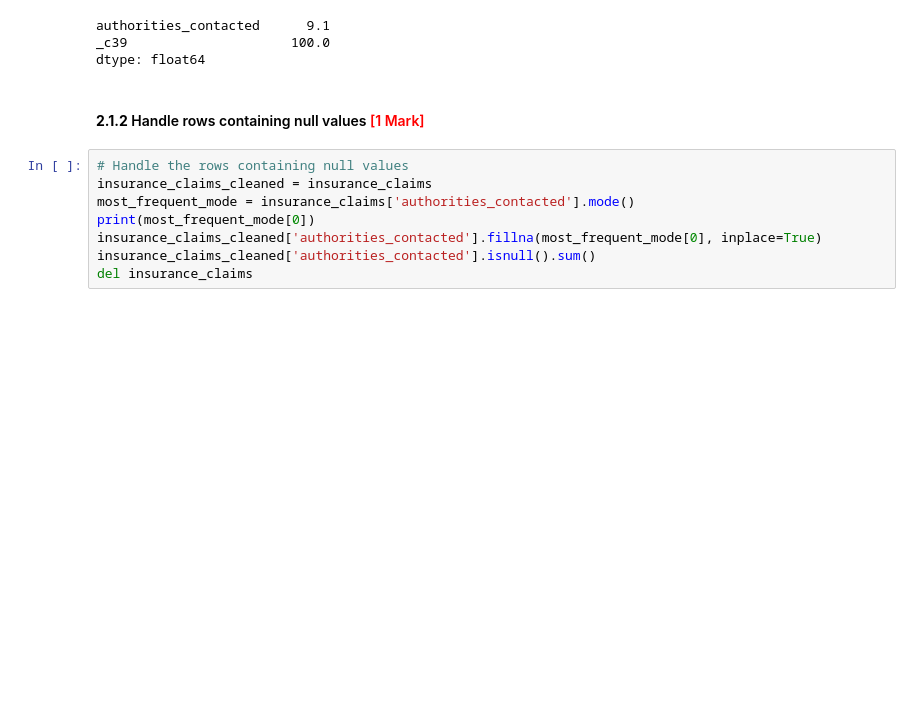
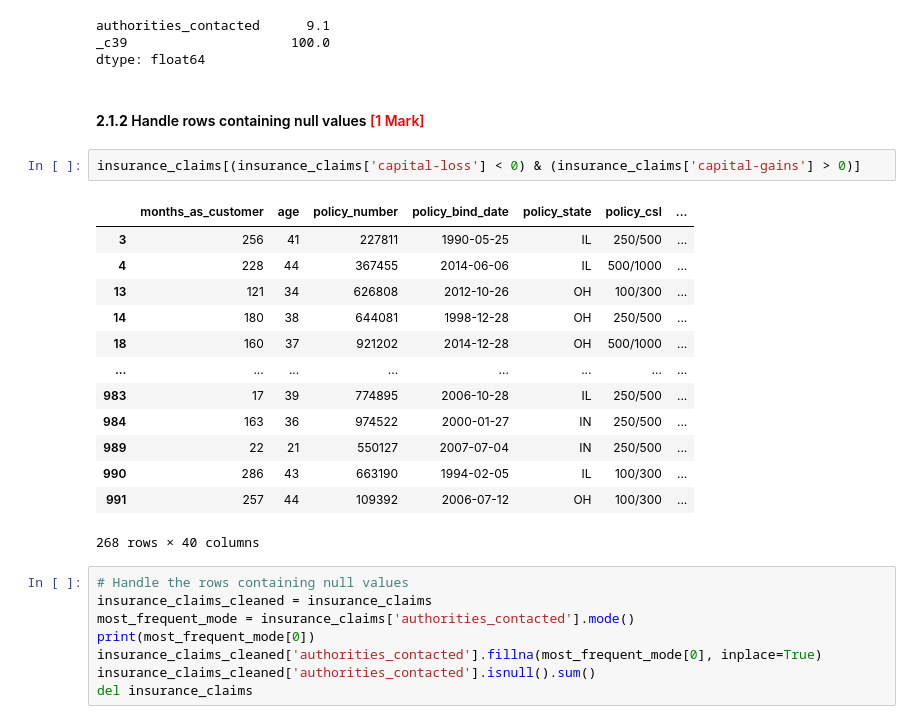
Before and after one commit to jagdsh/model_selection_insurance_fraud_claim, a Jupyter notebook: Fraudulent_Claim_Detection_Starter.ipynb, the cells around one changed output. Cells and saved outputs as stored; diff of their text form; blank space fills up the shorter version.

```diff
--- a/Fraudulent_Claim_Detection_Starter.ipynb
+++ b/Fraudulent_Claim_Detection_Starter.ipynb
@@ -321,6 +321,22 @@ _c39                     100.0
 dtype: float64
 # %% [markdown]
 #### **2.1.2** Handle rows containing null values <font color="red">[1 Mark]</font>
+# %%
+insurance_claims[(insurance_claims['capital-loss'] < 0) & (insurance_claims['capital-gains'] > 0)]
+# %% [output]
+|  | months_as_customer | age | policy_number | policy_bind_date | policy_state | policy_csl | ... |
+| 3 | 256 | 41 | 227811 | 1990-05-25 | IL | 250/500 | ... |
+| 4 | 228 | 44 | 367455 | 2014-06-06 | IL | 500/1000 | ... |
+| 13 | 121 | 34 | 626808 | 2012-10-26 | OH | 100/300 | ... |
+| 14 | 180 | 38 | 644081 | 1998-12-28 | OH | 250/500 | ... |
+| 18 | 160 | 37 | 921202 | 2014-12-28 | OH | 500/1000 | ... |
+| ... | ... | ... | ... | ... | ... | ... | ... |
+| 983 | 17 | 39 | 774895 | 2006-10-28 | IL | 250/500 | ... |
+| 984 | 163 | 36 | 974522 | 2000-01-27 | IN | 250/500 | ... |
+| 989 | 22 | 21 | 550127 | 2007-07-04 | IN | 250/500 | ... |
+| 990 | 286 | 43 | 663190 | 1994-02-05 | IL | 100/300 | ... |
+| 991 | 257 | 44 | 109392 | 2006-07-12 | OH | 100/300 | ... |
+268 rows × 40 columns
 # %%
 # Handle the rows containing null values
 insurance_claims_cleaned = insurance_claims
```
Also changed, not shown: parts of 16 cells of this notebook.
